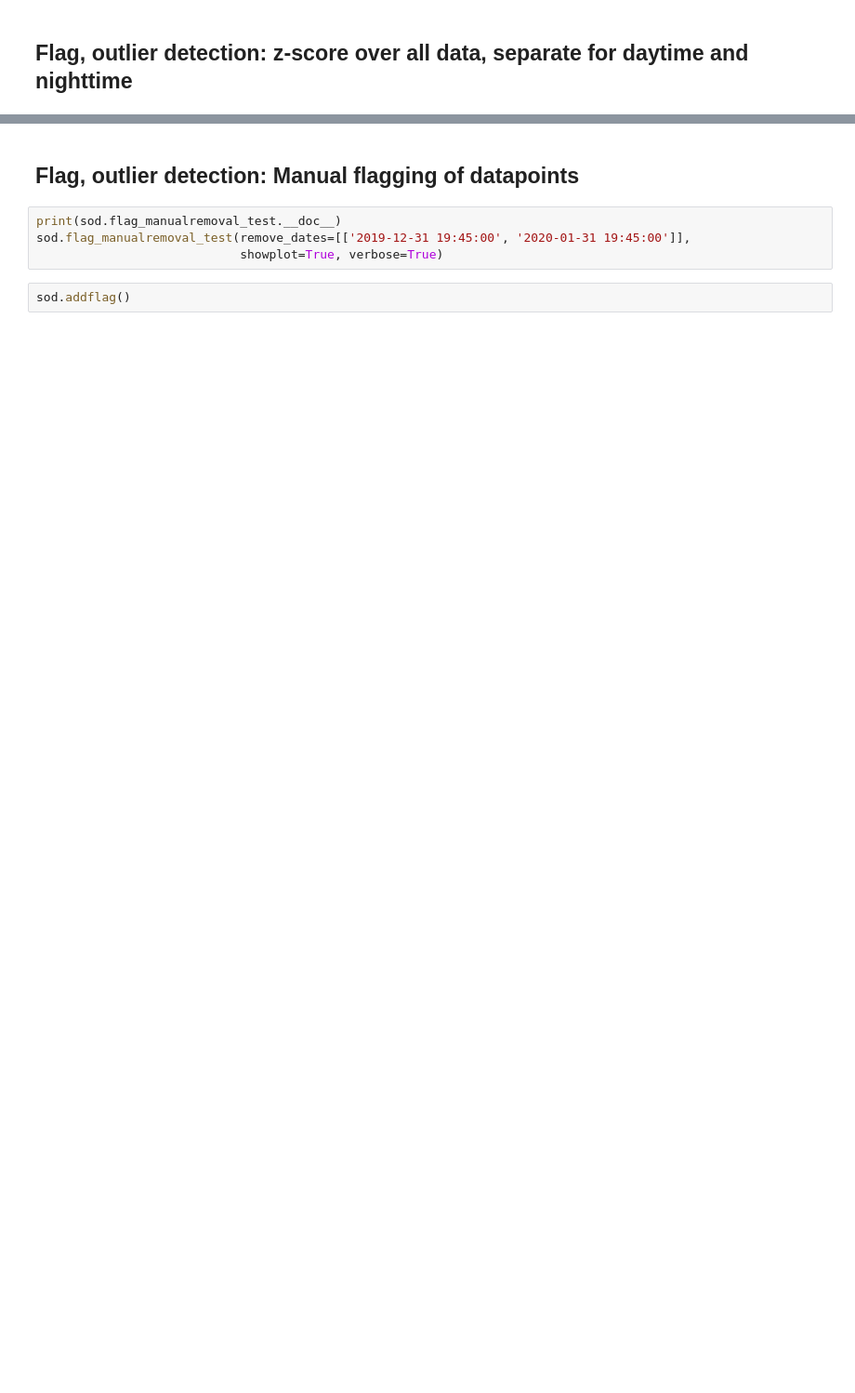
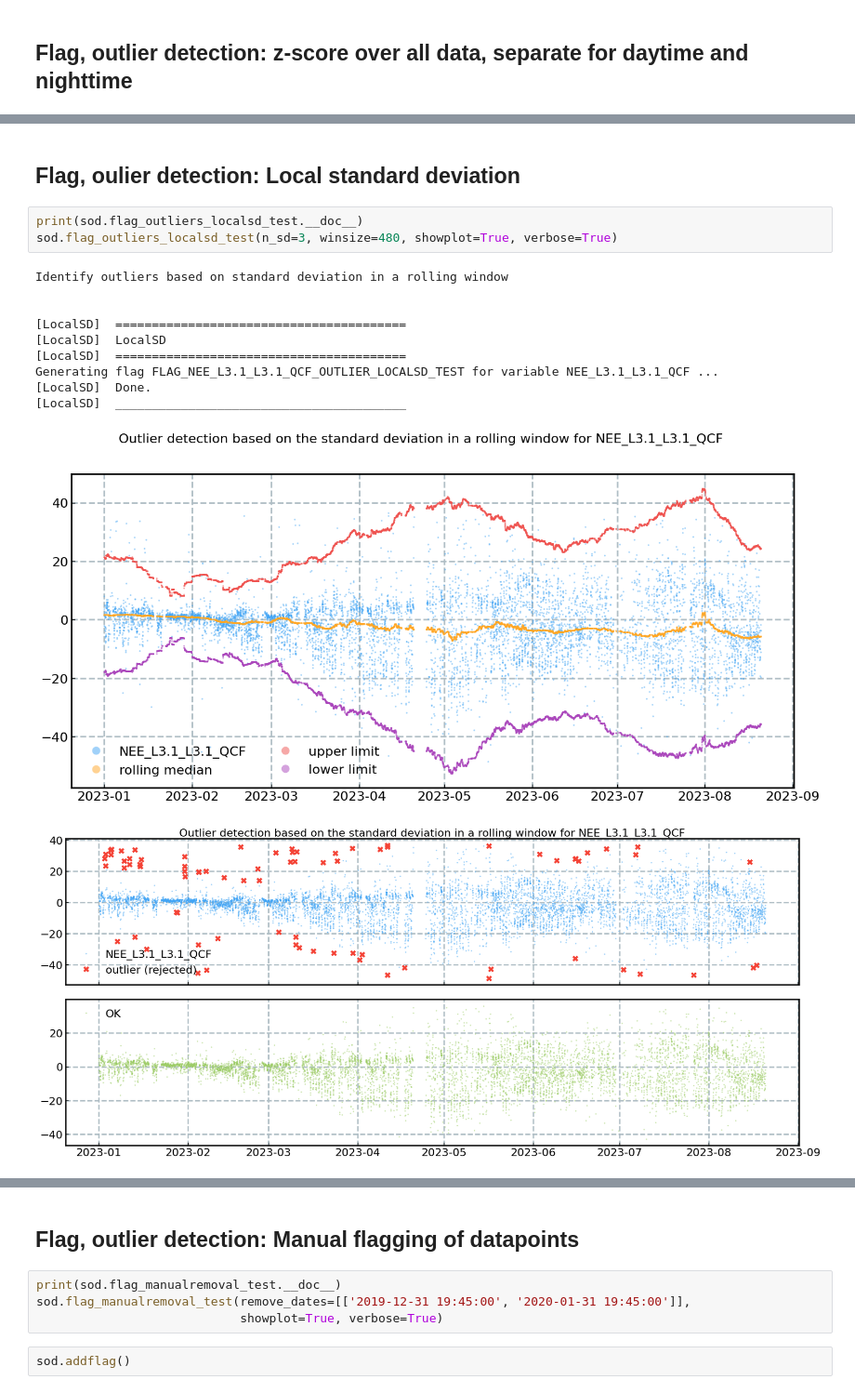
Before and after one commit to holukas/diive, a Jupyter notebook: notebooks/FluxProcessingChain/FluxProcessingChain.ipynb, the cells around one changed output, grey strips where cells are left out. Shown at 93% size. Saved outputs shown, nothing was run; the diff lists cells and outputs as text; blank space fills up the shorter version.

```diff
--- a/notebooks/FluxProcessingChain/FluxProcessingChain.ipynb
+++ b/notebooks/FluxProcessingChain/FluxProcessingChain.ipynb
@@ -400,3 +674,20 @@ sod.addflag()
 </br>
 # %% [markdown]
 </br>
+# %% [markdown]
+## Flag, oulier detection: **Local standard deviation**
+# %%
+print(sod.flag_outliers_localsd_test.__doc__)
+sod.flag_outliers_localsd_test(n_sd=3, winsize=480, showplot=True, verbose=True)
+# %% [output]
+Identify outliers based on standard deviation in a rolling window
+
+
+[LocalSD]  ========================================
+[LocalSD]  LocalSD
+[LocalSD]  ========================================
+Generating flag FLAG_NEE_L3.1_L3.1_QCF_OUTLIER_LOCALSD_TEST for variable NEE_L3.1_L3.1_QCF ...
+[LocalSD]  Done.
+[LocalSD]  ________________________________________
+[figure, added]
+[figure, added]
```
Also changed, not shown: parts of 114 cells of this notebook, 15 other files.
